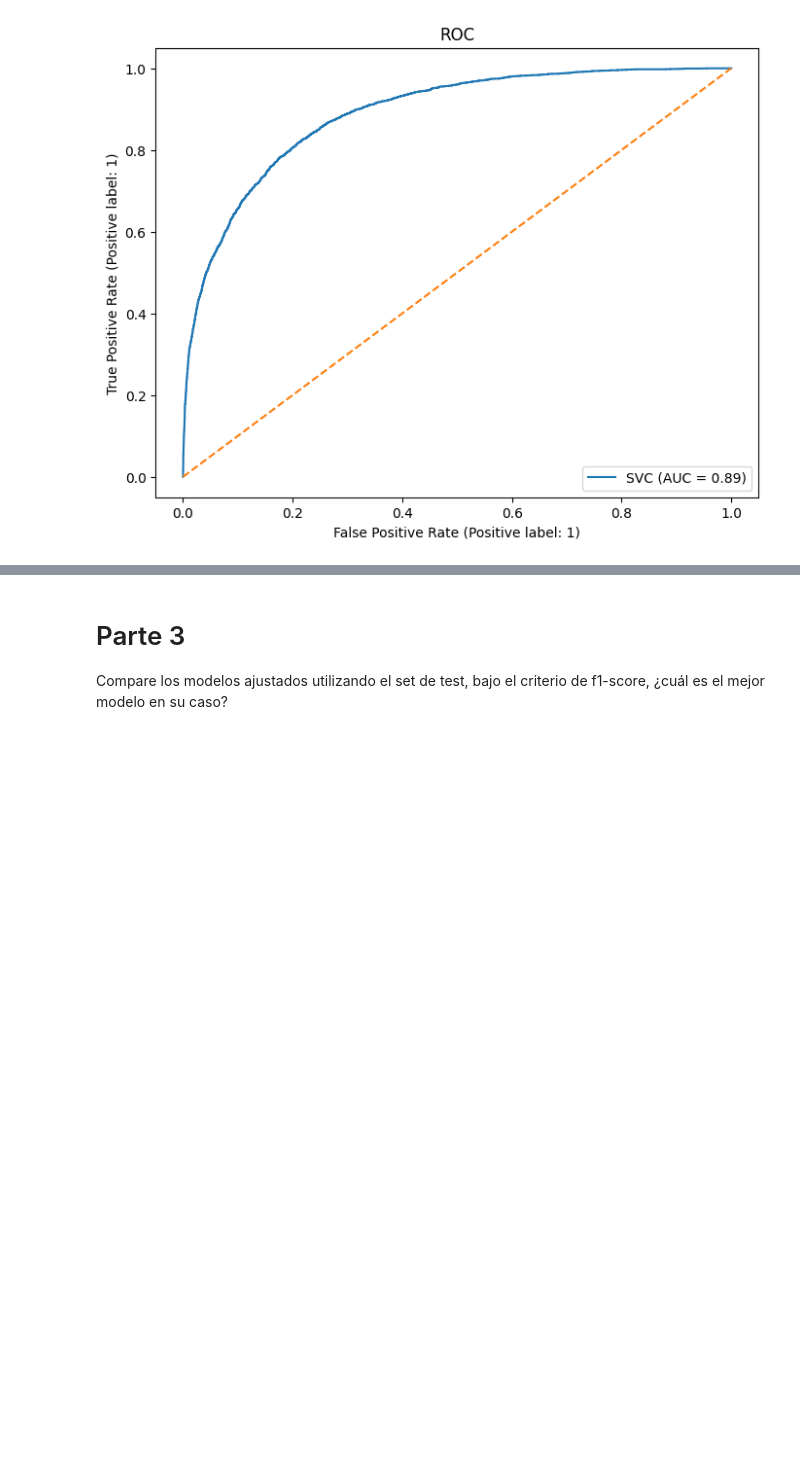
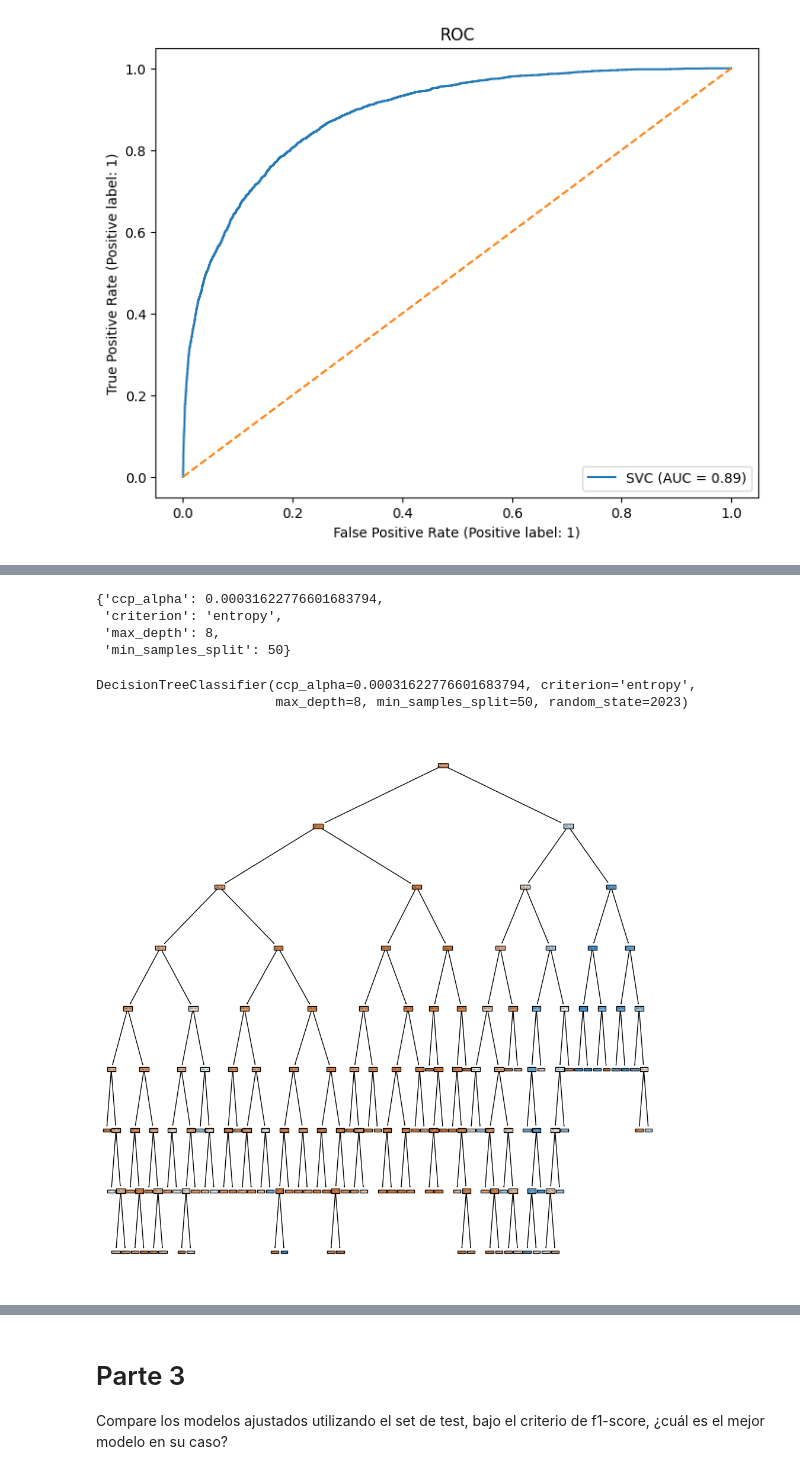
Before and after one commit to davidlealo/tallermodelossupervisados, a Jupyter notebook: segundo_taller_v4.ipynb, the cells around one changed output, grey strips where cells are left out. Saved outputs shown, nothing was run; the diff lists cells and outputs as text; code cells hidden in the pictures; blank space fills up the shorter version.

```diff
--- a/segundo_taller_v4.ipynb
+++ b/segundo_taller_v4.ipynb
@@ -406,0 +462,20 @@ weighted avg       0.85      0.86      0.84     16926
+# %%
+# Ajuste de hiperparámetros
+
+hiperparametros = {'criterion': ['gini','entropy'],
+                   'max_depth': np.arange(2,10),
+                   'ccp_alpha': np.logspace(-6,1,15),
+                   'min_samples_split': [2,5,10,20,50]
+                   }
+configuraciones=KFold(n_splits=5,shuffle=True, random_state=2023)
+modelo = DecisionTreeClassifier(random_state=2023)
+
+modelos=GridSearchCV(
+    estimator= modelo,
+    param_grid =hiperparametros,
+    cv = configuraciones,
+    scoring= 'roc_auc',
+    n_jobs=-1,
+    verbose =1
+)
+modelos.fit(X_train,y_train)
@@ -406,0 +494,24 @@ weighted avg       0.85      0.86      0.84     16926
+# %%
+# Ver mejores parámetros del árbol
+
+modelos.best_params_
+# %% [output]
+{'ccp_alpha': 0.00031622776601683794,
+ 'criterion': 'entropy',
+ 'max_depth': 8,
+ 'min_samples_split': 50}
+# %%
+# Ajustar modelo a mejores parámetros
+
+ad2=modelos.best_estimator_
+ad2.fit(X_train, y_train)
+# %% [output]
+DecisionTreeClassifier(ccp_alpha=0.00031622776601683794, criterion='entropy',
+                       max_depth=8, min_samples_split=50, random_state=2023)
+# %%
+# Mostrar nuevo árbol
+
+fig, ax= plt.subplots(figsize=(12,12))
+plot_tree(ad2,filled=True);
+# %% [output]
+[figure, added]
```
Also changed, not shown: parts of 6 cells of this notebook.
